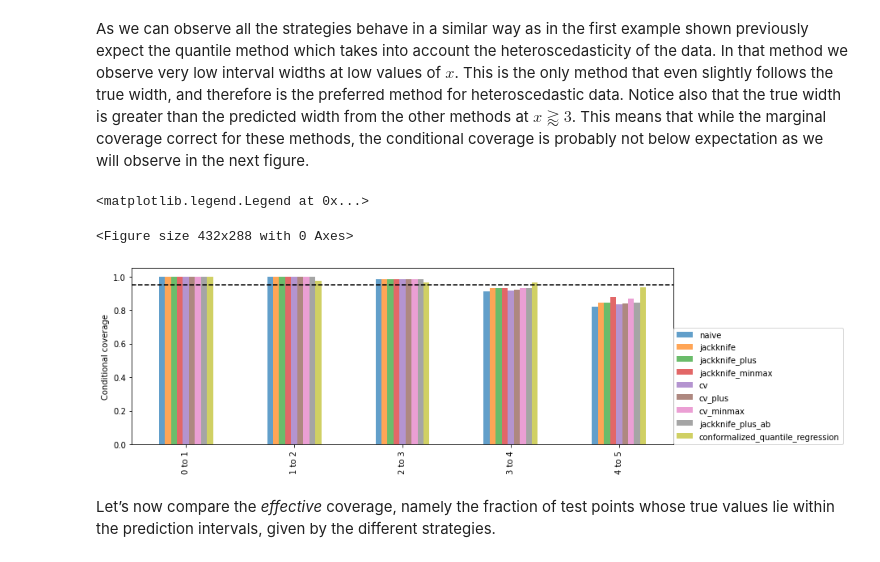
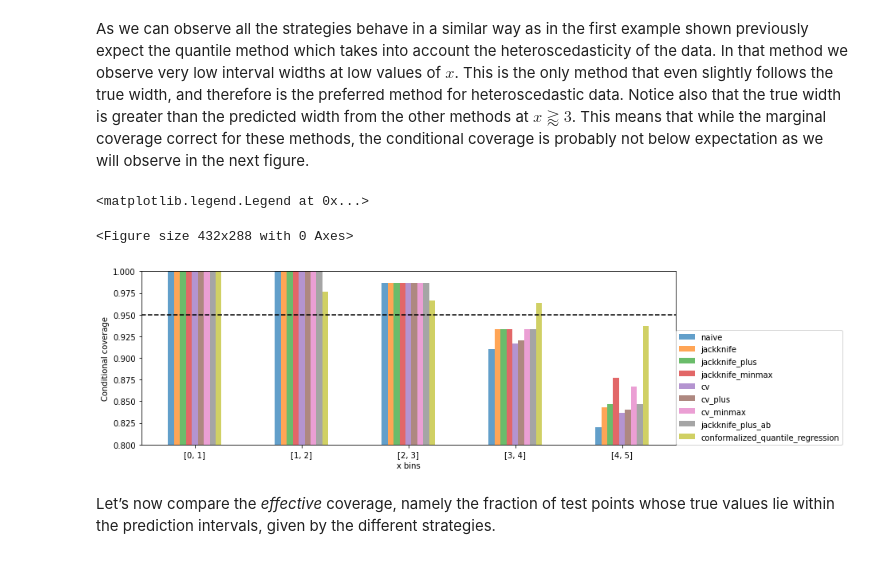
Before and after one commit to scikit-learn-contrib/MAPIE, a Jupyter notebook: notebooks/regression/tutorial_regression.ipynb, the cells around one changed output. Drawn from its saved outputs; the diff is of its cells as text; code cells hidden in the pictures.

Commit message:
100% tests and modification bar plot

```diff
--- a/notebooks/regression/tutorial_regression.ipynb
+++ b/notebooks/regression/tutorial_regression.ipynb
@@ -415,7 +415,7 @@ def heteroscedastic_coverage(y_test, y_pis, STRATEGIES, bins):
     recap ={}
     for i in range(len(bins)-1):
         bin1, bin2 = bins[i], bins[i+1]
-        name = f"{bin1} to {bin2}"
+        name = f"[{bin1}, {bin2}]"
         recap[name] = []
         for strategy in STRATEGIES:
             indices = np.where((X_test>=bins[i])*(X_test<=bins[i+1]))
@@ -432,13 +432,16 @@ hete_coverage = heteroscedastic_coverage(y_test, y_pis, STRATEGIES, bins)
 # %%
 fig = plt.figure()
 hete_coverage.T.plot.bar(figsize=(12, 4), alpha=0.7)
 plt.axhline(0.95, ls="--", color="k")
 plt.ylabel("Conditional coverage")
+plt.xlabel("x bins")
+plt.xticks(rotation=0)
+plt.ylim(0.8, 1.0)
 plt.legend(loc=[1, 0])
 # %% [output]
 <matplotlib.legend.Legend at 0x...>
 <Figure size 432x288 with 0 Axes>
-[figure, old version]
+[figure, new version]
 # %% [markdown]
 Let’s now compare the *effective* coverage, namely the fraction of test
 points whose true values lie within the prediction intervals, given by
```
Also changed, not shown: parts of 9 cells of this notebook, 4 other files.
